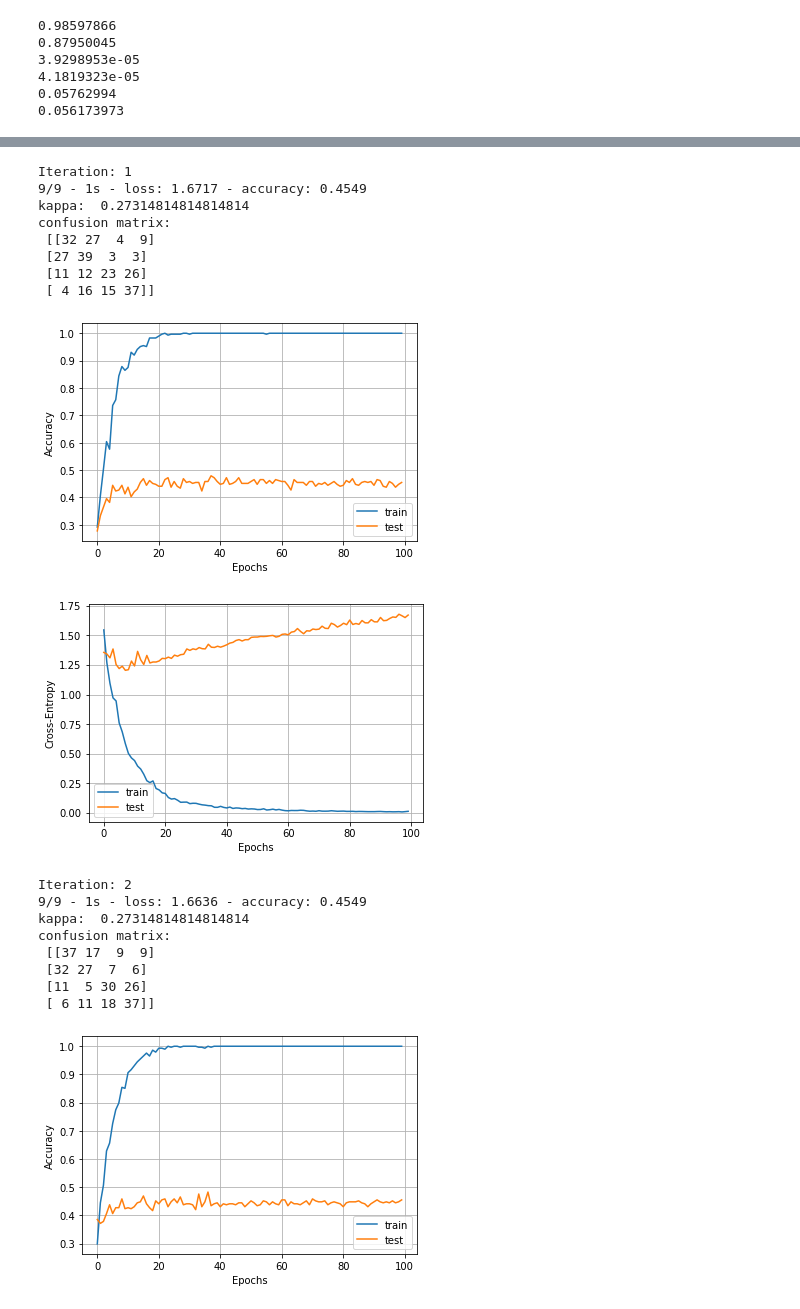
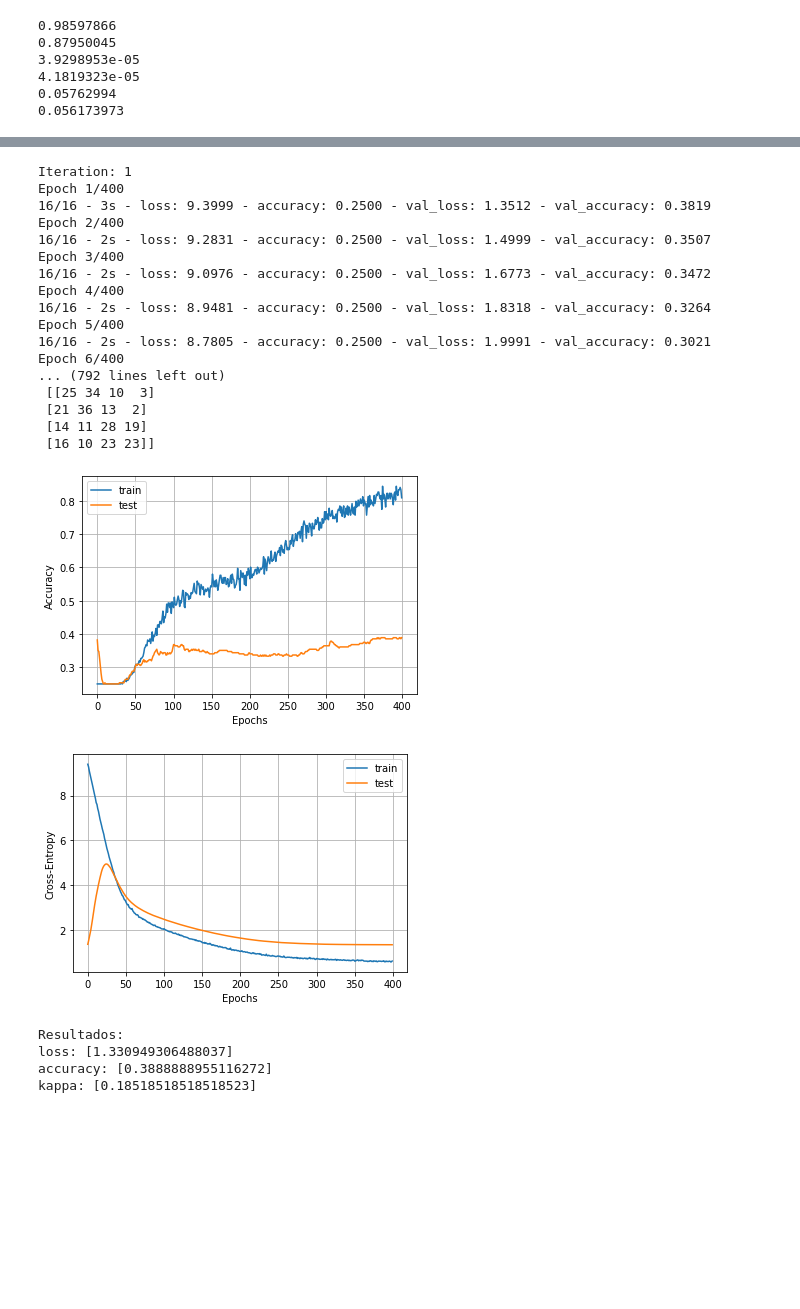
Before and after one commit to EdgarMoyete/Deep-Learning-BCI-IV-2a, a Jupyter notebook: Escalogramas-CWT/Fine-Tuning.ipynb, the cells around one changed output, grey strips where cells are left out. Drawn from its saved outputs; the diff is of its cells as text; code cells hidden in the pictures; blank space fills up the shorter version.

Commit message:
Fine Tuning con 2 fit

```diff
--- a/Escalogramas-CWT/Fine-Tuning.ipynb
+++ b/Escalogramas-CWT/Fine-Tuning.ipynb
@@ -154,0 +156,10 @@ Downloading data from https://storage.googleapis.com/tensorflow/keras-applicatio
+# %%
+# entrenar solo las capas superiores (top) que se inicializaron aleatoriamente
+# congelar todas las capas convolucionales de InceptionV3
+for layer in base_model.layers:
+    layer.trainable = False
+# %%
+# debe hacerse después de configurar las capas como no entrenables
+model.compile(optimizer = 'rmsprop',
+              loss = 'sparse_categorical_crossentropy',
+              metrics = ['accuracy'])
@@ -154,0 +234,7 @@ Downloading data from https://storage.googleapis.com/tensorflow/keras-applicatio
+# %%
+# en este punto las capas superiores (top) estan entrenadas
+# podemos empezar a ajustar el fine tuning
+# congelaremos n capas inferiores (bottom)
+# entrenar las capas superiores (top) restantes
+for i, layer in enumerate(base_model.layers):
+   print(i, layer.name)
@@ -193,14 +266,20 @@ def fine_tuning():
+# %%
+# recompilar el modelo
+model.compile(optimizer = SGD(lr=1e-6, momentum=0.9), #lr=0.0001, momentum=0.9
+              loss = 'sparse_categorical_crossentropy',
+              metrics = ['accuracy'])
 # %%
+# entrenamos nuestro modelo nuevamente
+# fine tuning a 2 bloques (top) superiores de inception
+# y a las capas superiores (top)
 array_loss = []
 array_acc = []
 array_kappa = []
-for i in range(2):
+for i in range(1):
   print("Iteration:", i+1)
 
-  model = fine_tuning()
-
-  history = model.fit(x_train, y_train, epochs=100, batch_size=18,
-                      validation_data=(x_test, y_test), verbose=0)
+  history = model.fit(x_train, y_train, epochs=400, batch_size=18,
+                      validation_data=(x_test, y_test), verbose=2)
 
   test_loss, test_acc = model.evaluate(x_test, y_test, verbose=2)
   array_loss.append(test_loss)
@@ -211,48 +290,52 @@ for i in range(2):
 
   kappa = cohen_kappa_score(y_test, y_pred)
   array_kappa.append(kappa)
   print("kappa: ", kappa)
 
   matriz_confusion = confusion_matrix(y_test, y_pred)
   print("confusion matrix:\n", matriz_confusion)
 
   plt.plot(history.history['accuracy'])
   plt.plot(history.history['val_accuracy'])
   plt.grid()
   plt.xlabel('Epochs')
   plt.ylabel('Accuracy')
   plt.legend(['train', 'test'])
   plt.show()
   plt.plot(history.history['loss'])
   plt.plot(history.history['val_loss'])
   plt.grid()
   plt.xlabel('Epochs')
   plt.ylabel('Cross-Entropy')
   plt.legend(['train', 'test'])
   plt.show()
 
 print()
 print("Resultados:")
 print("loss:", array_loss)
 print("accuracy:", array_acc)
 print("kappa:", array_kappa)
 # %% [output]
 Iteration: 1
-9/9 - 1s - loss: 1.6717 - accuracy: 0.4549
-kappa:  0.27314814814814814
-confusion matrix:
- [[32 27  4  9]
- [27 39  3  3]
- [11 12 23 26]
- [ 4 16 15 37]]
+Epoch 1/400
+16/16 - 3s - loss: 9.3999 - accuracy: 0.2500 - val_loss: 1.3512 - val_accuracy: 0.3819
+Epoch 2/400
+16/16 - 2s - loss: 9.2831 - accuracy: 0.2500 - val_loss: 1.4999 - val_accuracy: 0.3507
+Epoch 3/400
+16/16 - 2s - loss: 9.0976 - accuracy: 0.2500 - val_loss: 1.6773 - val_accuracy: 0.3472
+Epoch 4/400
+16/16 - 2s - loss: 8.9481 - accuracy: 0.2500 - val_loss: 1.8318 - val_accuracy: 0.3264
+Epoch 5/400
+16/16 - 2s - loss: 8.7805 - accuracy: 0.2500 - val_loss: 1.9991 - val_accuracy: 0.3021
+Epoch 6/400
+... (792 lines left out)
+ [[25 34 10  3]
+ [21 36 13  2]
+ [14 11 28 19]
+ [16 10 23 23]]
-[figure, old version]
+[figure, new version]
-[figure, old version]
+[figure, new version]
-Iteration: 2
-9/9 - 1s - loss: 1.6636 - accuracy: 0.4549
-kappa:  0.27314814814814814
-confusion matrix:
- [[37 17  9  9]
- [32 27  7  6]
- [11  5 30 26]
- [ 6 11 18 37]]
+Resultados:
+loss: [1.330949306488037]
+accuracy: [0.3888888955116272]
+kappa: [0.18518518518518523]
-[figure, removed]
```
Also changed, not shown: parts of 11 cells of this notebook, 1 other file.
